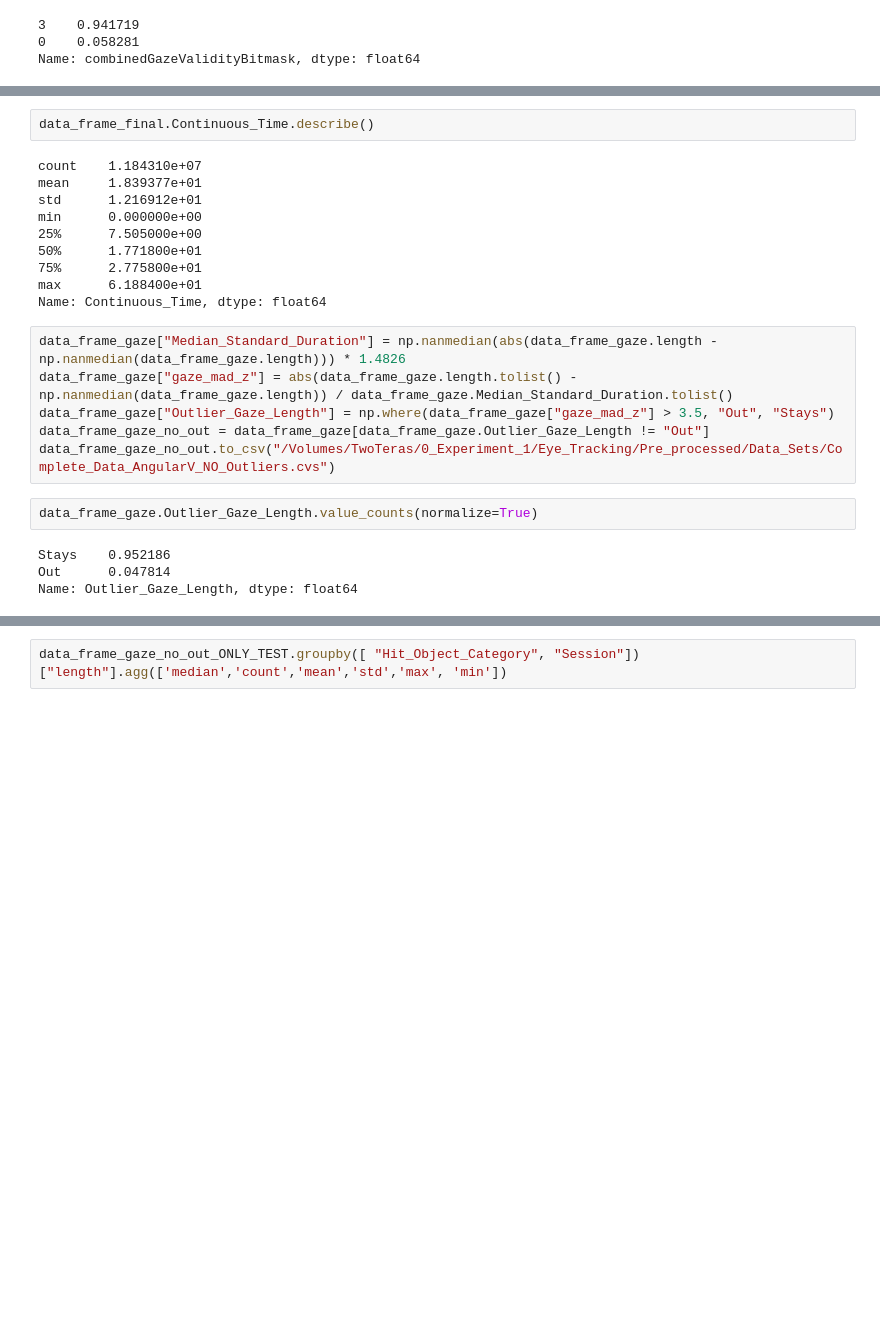
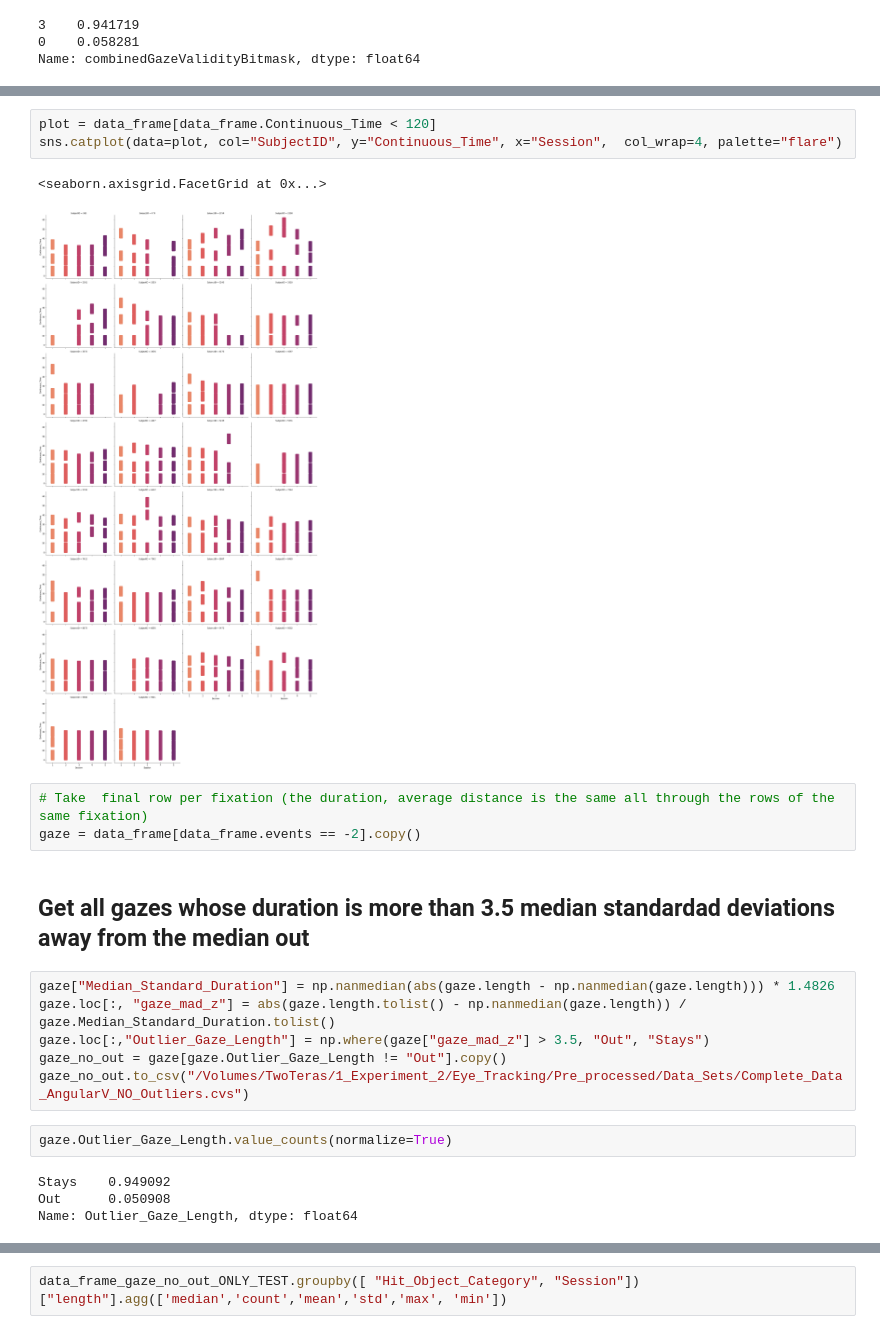
Before and after one commit to tracysanchez/DataAnalysis, a Jupyter notebook: Exp2/Colliderhits/06_Dwelling_Time.ipynb, the cells around one changed output, grey strips where cells are left out. Cells and saved outputs as stored; diff of their text form; blank space fills up the shorter version.

Commit message:
Changes in R pipeline, desagregation of script for dwealling time, and ** update of dictionary patterns, before the classification was not as precise

```diff
--- a/Exp2/Colliderhits/06_Dwelling_Time.ipynb
+++ b/Exp2/Colliderhits/06_Dwelling_Time.ipynb
@@ -115,25 +41,24 @@ sns.catplot(data=Blinks, hue="Validity", y="Percentage", x="SubjectID", kind="ba
-# %%
-data_frame_final.Continuous_Time.describe()
-# %% [output]
-count    1.184310e+07
-mean     1.839377e+01
-std      1.216912e+01
-min      0.000000e+00
-25%      7.505000e+00
-50%      1.771800e+01
-75%      2.775800e+01
-max      6.188400e+01
-Name: Continuous_Time, dtype: float64
+# %%
+plot = data_frame[data_frame.Continuous_Time < 120]
+sns.catplot(data=plot, col="SubjectID", y="Continuous_Time", x="Session",  col_wrap=4, palette="flare")
+# %% [output]
+<seaborn.axisgrid.FacetGrid at 0x...>
+[figure, added]
+# %%
+# Take  final row per fixation (the duration, average distance is the same all through the rows of the same fixation)
+gaze = data_frame[data_frame.events == -2].copy()
+# %% [markdown]
+## Get all gazes whose duration is more than 3.5 median standardad deviations away from the median out
 # %%
-data_frame_gaze["Median_Standard_Duration"] = np.nanmedian(abs(data_frame_gaze.length - np.nanmedian(data_frame_gaze.length))) * 1.4826
-data_frame_gaze["gaze_mad_z"] = abs(data_frame_gaze.length.tolist() - np.nanmedian(data_frame_gaze.length)) / data_frame_gaze.Median_Standard_Duration.tolist()
-data_frame_gaze["Outlier_Gaze_Length"] = np.where(data_frame_gaze["gaze_mad_z"] > 3.5, "Out", "Stays")
-data_frame_gaze_no_out = data_frame_gaze[data_frame_gaze.Outlier_Gaze_Length != "Out"]
-data_frame_gaze_no_out.to_csv("/Volumes/TwoTeras/0_Experiment_1/Eye_Tracking/Pre_processed/Data_Sets/Complete_Data_AngularV_NO_Outliers.cvs")
+gaze["Median_Standard_Duration"] = np.nanmedian(abs(gaze.length - np.nanmedian(gaze.length))) * 1.4826
+gaze.loc[:, "gaze_mad_z"] = abs(gaze.length.tolist() - np.nanmedian(gaze.length)) / gaze.Median_Standard_Duration.tolist()
+gaze.loc[:,"Outlier_Gaze_Length"] = np.where(gaze["gaze_mad_z"] > 3.5, "Out", "Stays")
+gaze_no_out = gaze[gaze.Outlier_Gaze_Length != "Out"].copy()
+gaze_no_out.to_csv("/Volumes/TwoTeras/1_Experiment_2/Eye_Tracking/Pre_processed/Data_Sets/Complete_Data_AngularV_NO_Outliers.cvs")
 # %%
-data_frame_gaze.Outlier_Gaze_Length.value_counts(normalize=True)
+gaze.Outlier_Gaze_Length.value_counts(normalize=True)
 # %% [output]
-Stays    0.952186
-Out      0.047814
+Stays    0.949092
+Out      0.050908
 Name: Outlier_Gaze_Length, dtype: float64
 # %%
```
Also changed, not shown: parts of 49 cells of this notebook, 20 other files.
